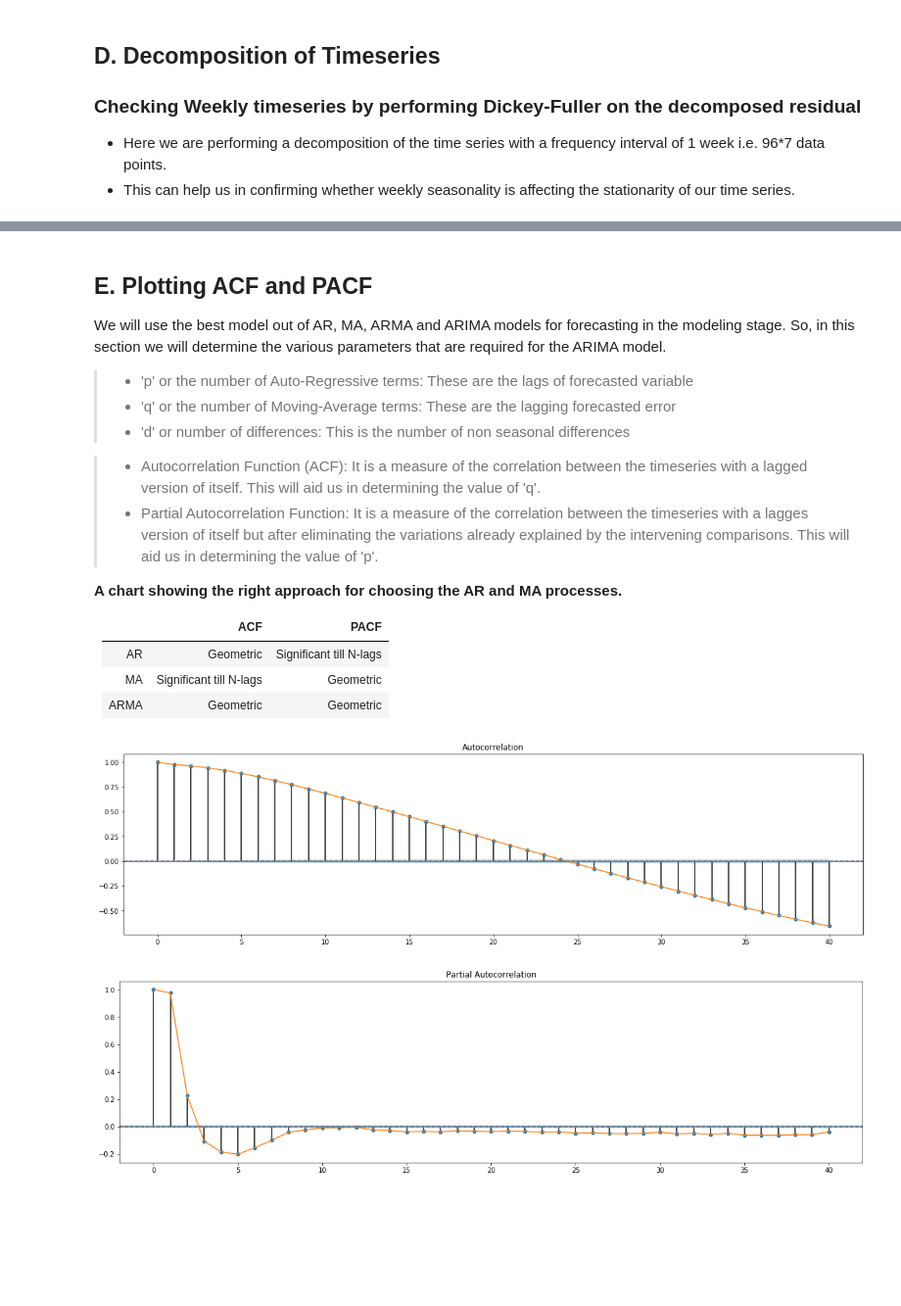
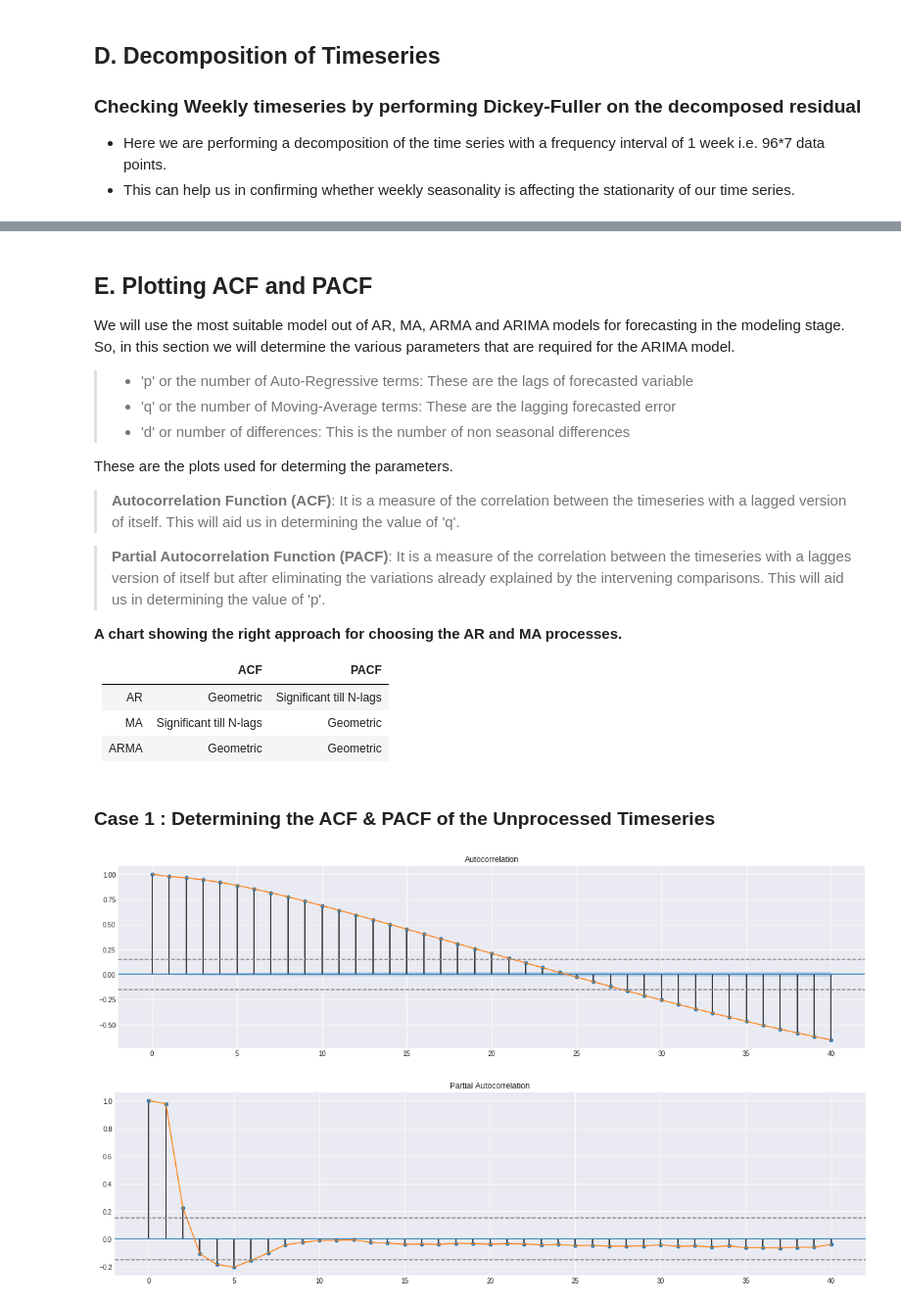
Before and after one commit to ankushjain2001/Traffic-Congestion-EDA, a Jupyter notebook: Traffic Congestion - Data Exploration.ipynb, the cells around one changed output, grey strips where cells are left out. Shown at 98% size. Cells and saved outputs as stored; diff of their text form; code cells hidden in the pictures; blank space fills up the shorter version.

```diff
--- a/Traffic Congestion - Data Exploration.ipynb
+++ b/Traffic Congestion - Data Exploration.ipynb
@@ -23,5 +23,6 @@ import matplotlib.pyplot as plt
 from datetime import datetime, timedelta
 import warnings
 warnings.filterwarnings("ignore")
+plt.style.use('seaborn-darkgrid')
 # %% [markdown]
 ### Import Data
@@ -408,12 +424,18 @@ dtype: float64
 # %% [markdown]
 ## E. Plotting ACF and PACF
-We will use the best model out of AR, MA, ARMA and ARIMA models for forecasting in the modeling stage. So, in this section we will determine the various parameters that are required for the ARIMA model.
+We will use the most suitable model out of AR, MA, ARMA and ARIMA models for forecasting in the modeling stage. So, in this section we will determine the various parameters that are required for the ARIMA model.
+
 > - 'p' or the number of Auto-Regressive terms: These are the lags of forecasted variable
 > - 'q' or the number of Moving-Average terms: These are the lagging forecasted error
 > - 'd' or number of differences: This is the number of non seasonal differences
 
-> - Autocorrelation Function (ACF): It is a measure of the correlation between the timeseries with a lagged version of itself. This will aid us in determining the value of 'q'.
-> - Partial Autocorrelation Function: It is a measure of the correlation between the timeseries with a lagges version of itself but after eliminating the variations already explained by the intervening comparisons. This will aid us in determining the value of 'p'.
+These are the plots used for determing the parameters.
+
+> **Autocorrelation Function (ACF)**: It is a measure of the correlation between the timeseries with a lagged version of itself. This will aid us in determining the value of 'q'.
+
+> **Partial Autocorrelation Function (PACF)**: It is a measure of the correlation between the timeseries with a lagges version of itself but after eliminating the variations already explained by the intervening comparisons. This will aid us in determining the value of 'p'.
+
+
 
 **A chart showing the right approach for choosing the AR and MA processes.**
 
@@ -422,27 +444,32 @@ We will use the best model out of AR, MA, ARMA and ARIMA models for forecasting
 |AR|Geometric|Significant till N-lags|
 |MA|Significant till N-lags|Geometric|
 |ARMA|Geometric|Geometric
+# %% [markdown]
+### Case 1 : Determining the ACF & PACF of the Unprocessed Timeseries
 # %%
 from statsmodels.tsa.stattools import acf, pacf
 from statsmodels.graphics.tsaplots import plot_acf
 from statsmodels.graphics.tsaplots import plot_pacf
 
+# Function for plotting the ACF-PACF
 def acf_pacf_plot(ts, lags):
     lagACF = acf(ts, nlags=lags)
     lagPACF = pacf(ts, nlags=lags, method='ols')
-
+    # ACF plot
     plt.figure(figsize=(20,5))
     plot_acf(ts, ax=plt.gca(), lags=lags)
     plt.plot(lagACF)
-    plt.axhline(y=-1.96/np.sqrt(len(ts.dropna())),linestyle='--',color='gray')
-    plt.axhline(y=1.96/np.sqrt(len(ts.dropna())),linestyle='--',color='gray')
-
+    plt.axhline(y=-0.15,linestyle='--',color='gray')
+    plt.axhline(y=0.15,linestyle='--',color='gray')
+    # PACF plot
     plt.figure(figsize=(20,5))
     plot_pacf(ts, ax=plt.gca(), lags=lags, method='ols')
     plt.plot(lagPACF)
-    plt.axhline(y=-1.96/np.sqrt(len(ts.dropna())),linestyle='--',color='gray')
-    plt.axhline(y=1.96/np.sqrt(len(ts.dropna())),linestyle='--',color='gray')
+    plt.axhline(y=-0.15, linestyle='--',color='gray')
+    plt.axhline(y=0.15,linestyle='--',color='gray')
+
+# Plotting ACF PACF of the original ts
 acf_pacf_plot(dataTS_Full, 40)
 # %% [output]
-[figure, old version]
+[figure, new version]
-[figure, old version]
+[figure, new version]
```
Also changed, not shown: parts of 33 cells of this notebook.
